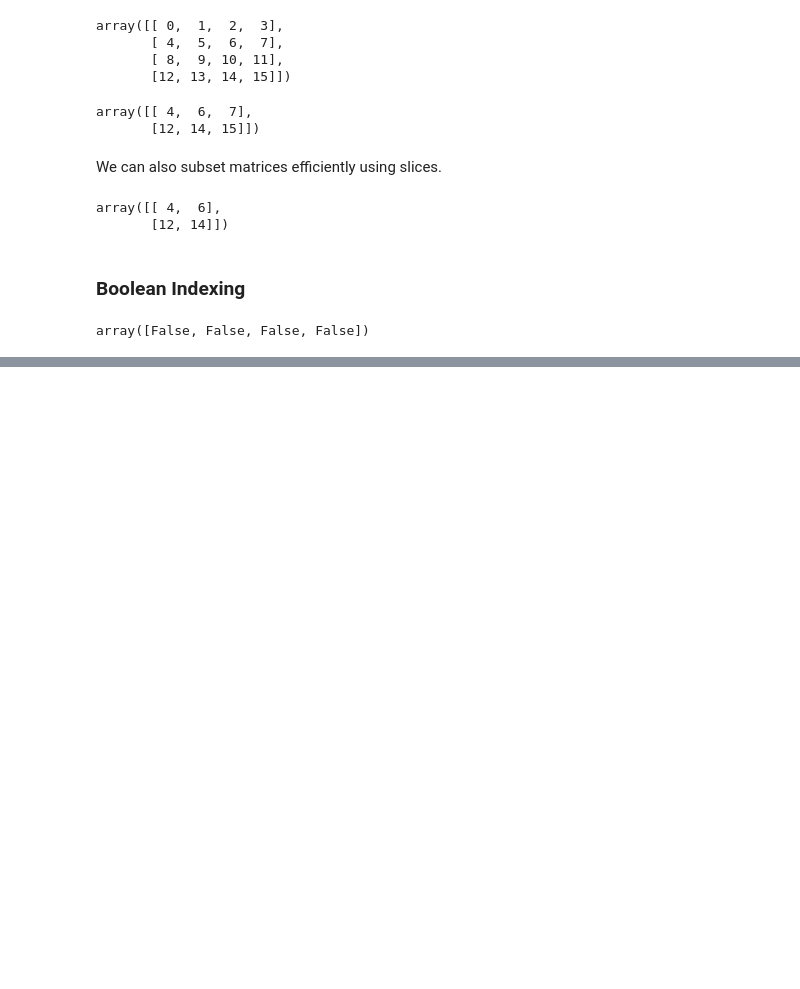
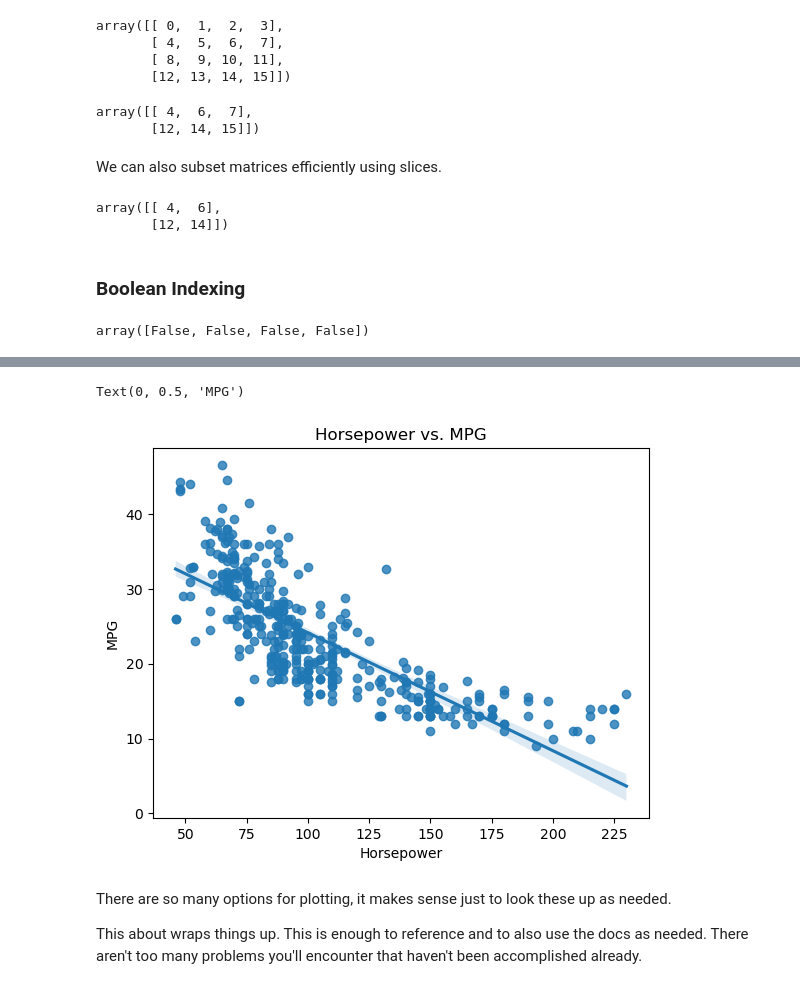
Before and after one commit to devereaweaver/Statistical-Learning, a Jupyter notebook: Statistical_Learning/stat-learn.ipynb, the cells around one changed output, grey strips where cells are left out. Drawn from its saved outputs; the diff is of its cells as text; code cells hidden in the pictures; blank space fills up the shorter version.

```diff
--- a/Statistical_Learning/stat-learn.ipynb
+++ b/Statistical_Learning/stat-learn.ipynb
@@ -441,0 +842,18 @@ array([False, False, False, False])
+# %%
+# do a better one with seaborn
+import seaborn as sns
+fig, ax = plt.subplots()
+
+# create plot first before editing elements
+sns.regplot(data=Auto, x='horsepower', y='mpg',)
+ax.set_title('Horsepower vs. MPG')
+ax.set_xlabel('Horsepower')
+ax.set_ylabel('MPG')
+# %% [output]
+Text(0, 0.5, 'MPG')
+[figure, added]
+# %% [markdown]
+There are so many options for plotting, it makes sense just to look these up as needed.
+
+This about wraps things up. This is enough to reference and to also use the docs as needed.
+There aren't too many problems you'll encounter that haven't been accomplished already.
```
Also changed, not shown: parts of 41 cells of this notebook, 1 other file.
